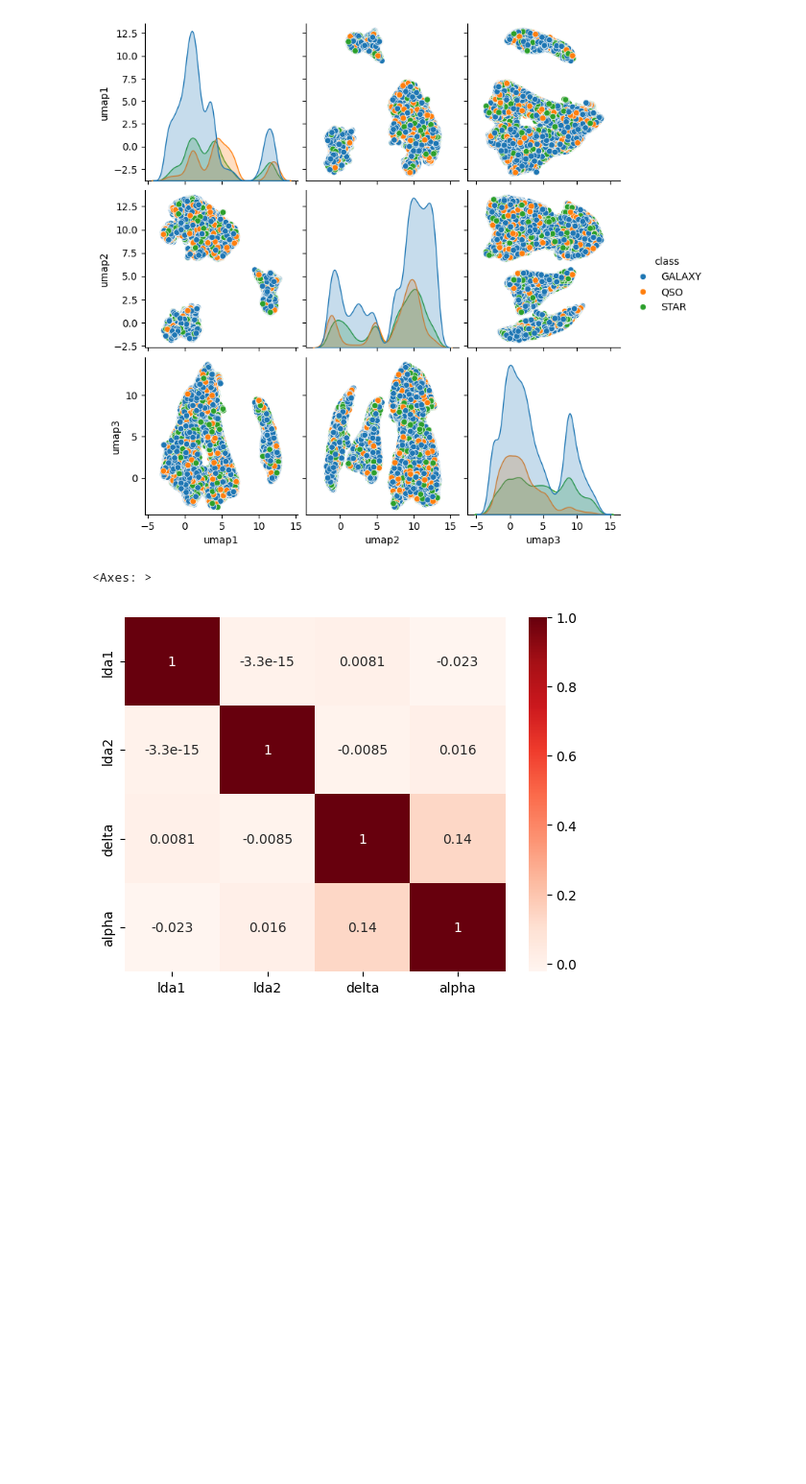
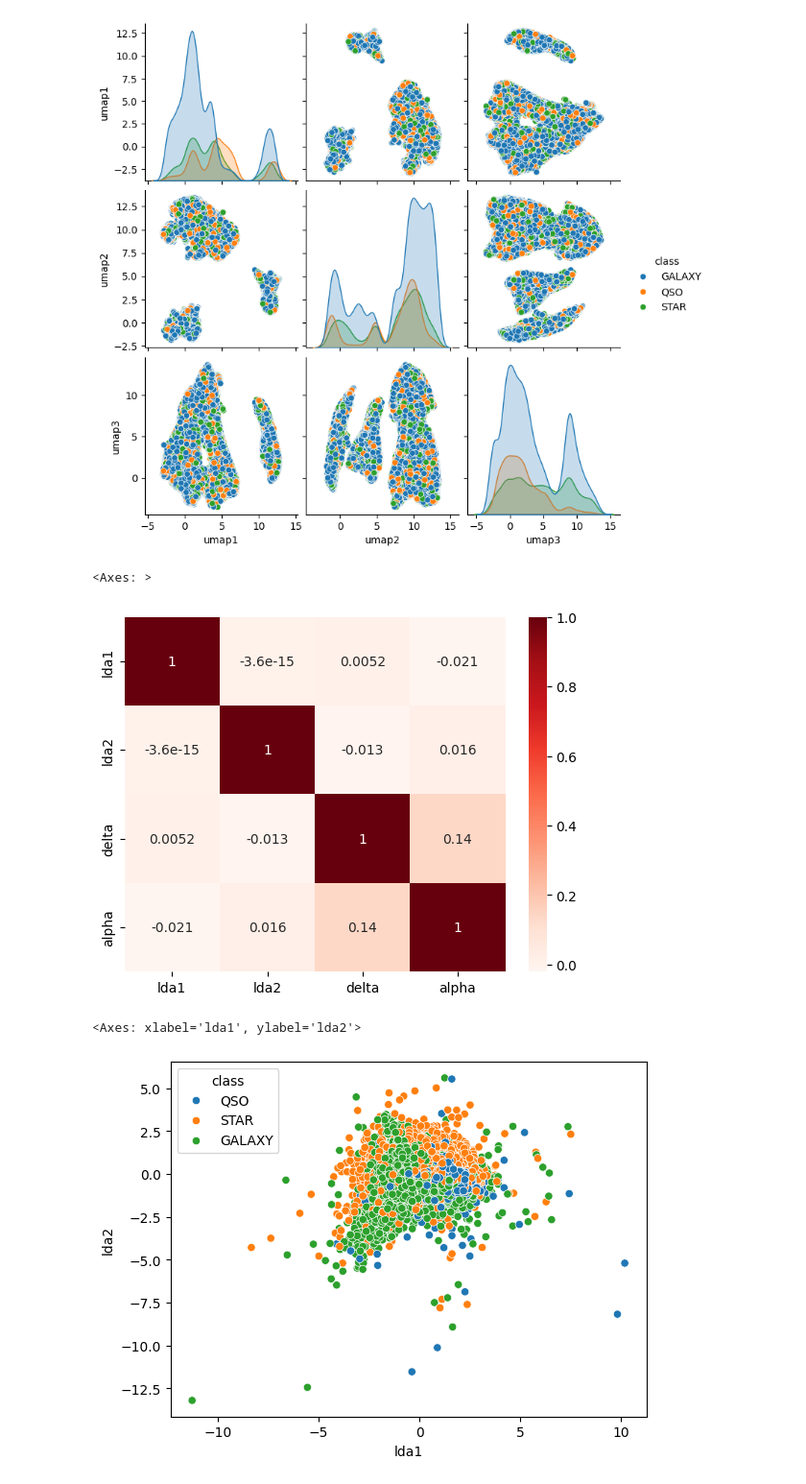
Before and after one commit to LouisCleriot/Stellar-object-classification, a Jupyter notebook: notebooks/1.2-cs-DataExploration-feature-selection.ipynb, the cells around one changed output. Shown at 96% size. Drawn from its saved outputs; the diff is of its cells as text; code cells hidden in the pictures; blank space fills up the shorter version.

Commit message:
test with lda on less features

```diff
--- a/notebooks/1.2-cs-DataExploration-feature-selection.ipynb
+++ b/notebooks/1.2-cs-DataExploration-feature-selection.ipynb
@@ -9,8 +9,8 @@ from sklearn.decomposition import PCA
 from sklearn.manifold import TSNE
 
 # Read data that is already preprocessed (feature selection, normalization, etc.)
-df = pd.read_csv('../data/processed/star_classification.csv')
-df.dropna(inplace=True)
+df = pd.read_csv('../data/processed/test_processed.csv')
+
 print(df['class'].isna().sum())
 
 # Separate features and labels
@@ -98,4 +98,10 @@ correlation_matrix = X_lda.corr()
 sns.heatmap(correlation_matrix, annot=True, cmap=plt.cm.Reds)
 # %% [output]
 <Axes: >
-[figure, old version]
+[figure, new version]
+# %%
+# Display scatter plot
+sns.scatterplot(x='lda1', y='lda2', hue='class', data=lda_result)
+# %% [output]
+<Axes: xlabel='lda1', ylabel='lda2'>
+[figure, added]
```
Also changed, not shown: parts of 3 cells of this notebook.
